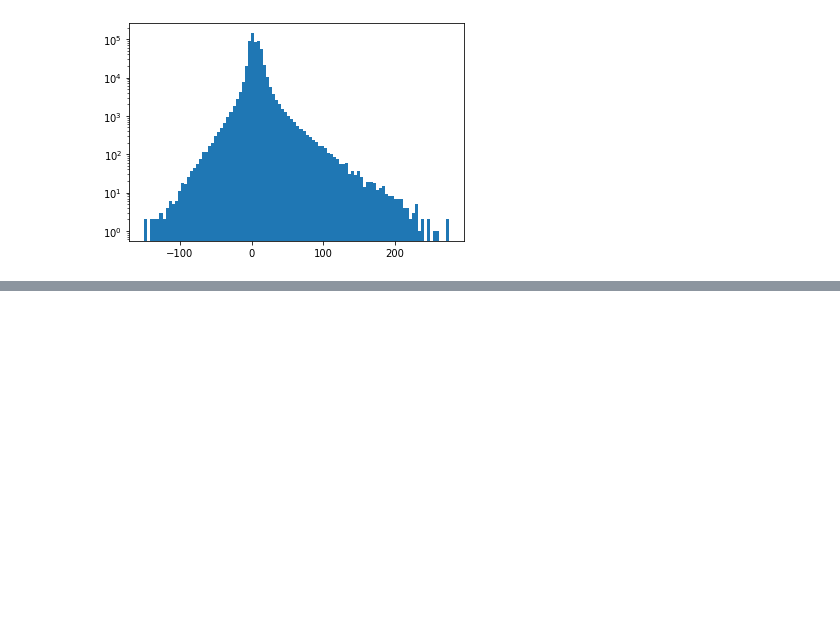
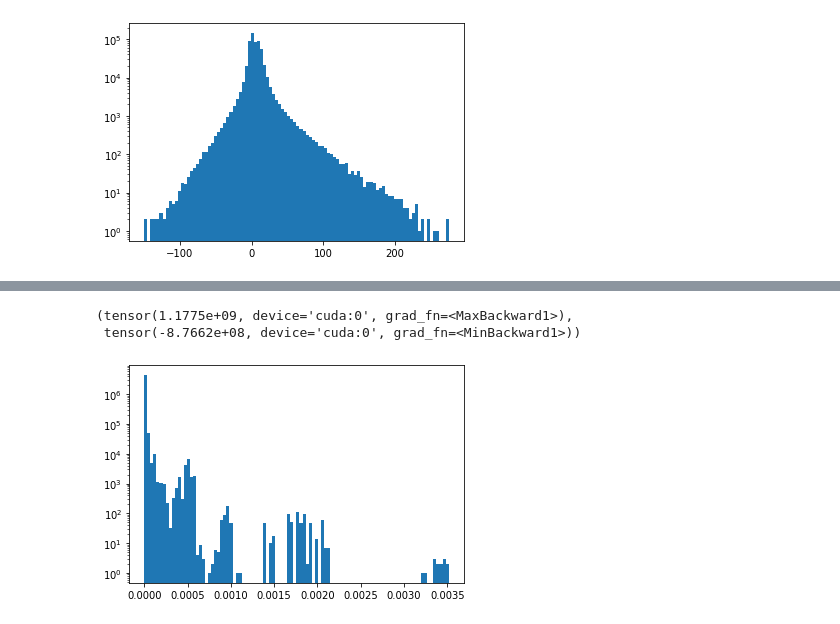
Before and after one commit to blufzzz/learnable-triangulation-pytorch, a Jupyter notebook: debug_decomposition_net.ipynb, the cells around one changed output, grey strips where cells are left out. Saved outputs shown, nothing was run; the diff lists cells and outputs as text; code cells hidden in the pictures; blank space fills up the shorter version.

```diff
--- a/debug_decomposition_net.ipynb
+++ b/debug_decomposition_net.ipynb
@@ -236,0 +354,15 @@ plt.show()
+# %%
+volumes.max(), volumes.min()
+# %% [output]
+(tensor(1.1775e+09, device='cuda:0', grad_fn=<MaxBackward1>),
+ tensor(-8.7662e+08, device='cuda:0', grad_fn=<MinBackward1>))
+# %%
+keypoints_3d_pred, volumes_pred = integrate_tensor_3d_with_coordinates(volumes * self.volume_multiplier,
+                                                                       coord_volumes_pred,
+                                                                       softmax=False) # self.volume_softmax
+# %%
+plt.hist(to_numpy(volumes_pred.flatten()), bins=100)
+plt.yscale('log')
+plt.show()
+# %% [output]
+[figure, added]
```
Also changed, not shown: parts of 26 cells of this notebook, 6 other files.
